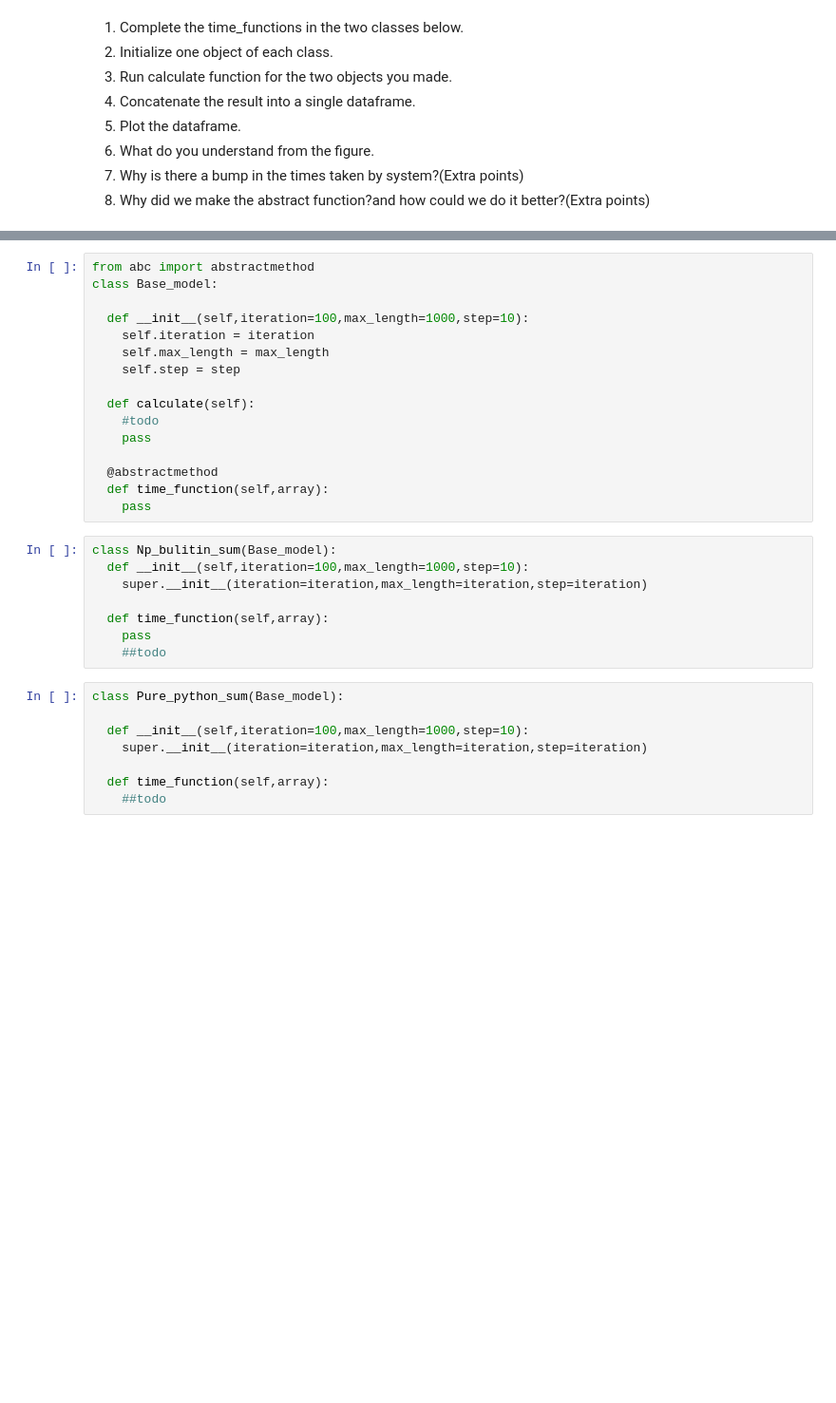
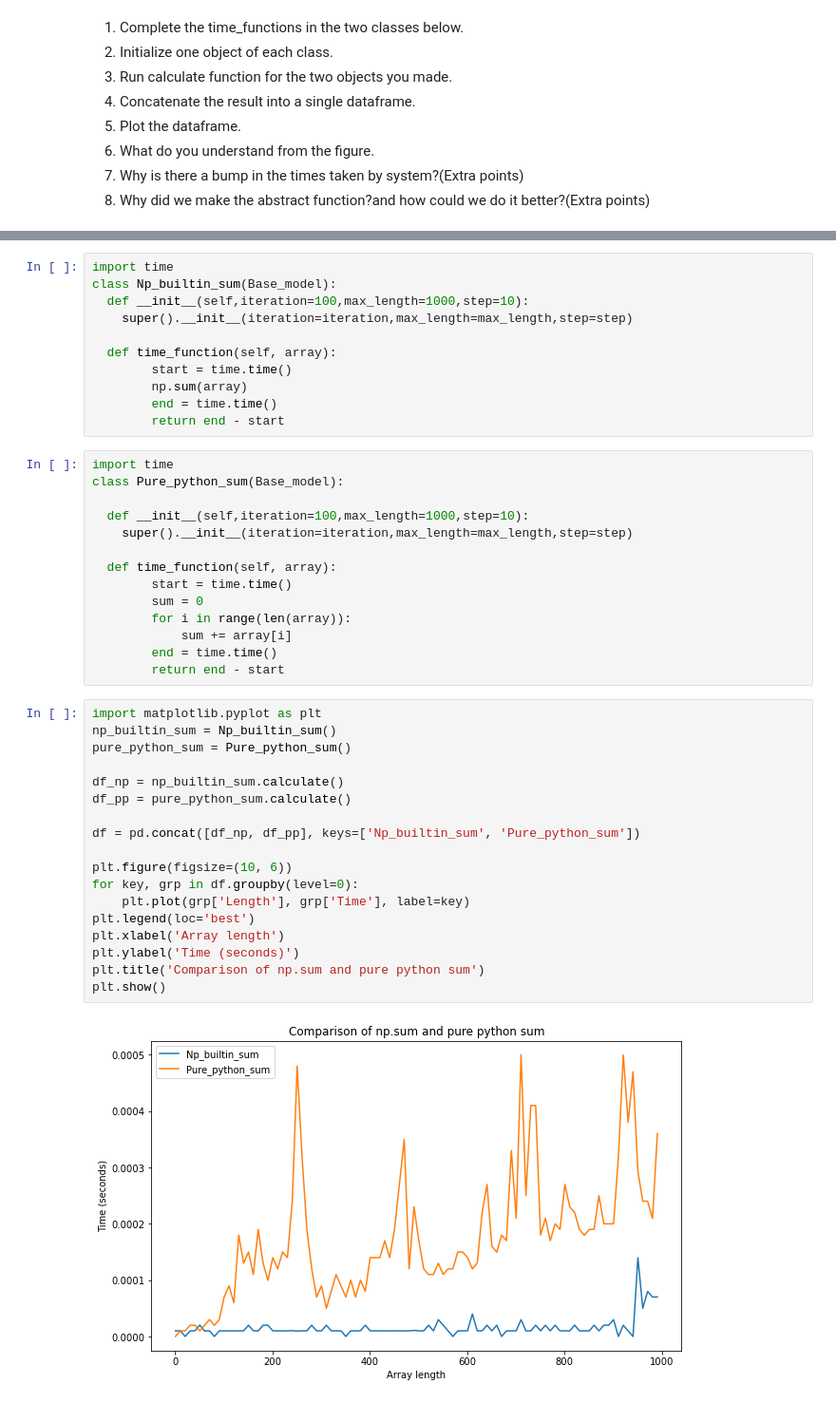
Before and after one commit to IHesamI/AI_Practice, a Jupyter notebook: Football_events.ipynb, the cells around one changed output, grey strips where cells are left out. Shown: that part at 95% size. Cells and saved outputs as stored; diff of their text form; blank space fills up the shorter version.

```diff
--- a/Football_events.ipynb
+++ b/Football_events.ipynb
@@ -293,32 +394,45 @@ we have declared an abstract class named Base_compare which has two functions:
 # %%
-from abc import abstractmethod
-class Base_model:
+import time
+class Np_builtin_sum(Base_model):
+  def __init__(self,iteration=100,max_length=1000,step=10):
+    super().__init__(iteration=iteration,max_length=max_length,step=step)
 
-  def __init__(self,iteration=100,max_length=1000,step=10):
-    self.iteration = iteration
-    self.max_length = max_length
-    self.step = step
-
-  def calculate(self):
-    #todo
-    pass
-
-  @abstractmethod
-  def time_function(self,array):
-    pass
+  def time_function(self, array):
+        start = time.time()
+        np.sum(array)
+        end = time.time()
+        return end - start
 # %%
-class Np_bulitin_sum(Base_model):
+import time
+class Pure_python_sum(Base_model):
+
   def __init__(self,iteration=100,max_length=1000,step=10):
-    super.__init__(iteration=iteration,max_length=iteration,step=iteration)
+    super().__init__(iteration=iteration,max_length=max_length,step=step)
 
-  def time_function(self,array):
-    pass
-    ##todo
+  def time_function(self, array):
+        start = time.time()
+        sum = 0
+        for i in range(len(array)):
+            sum += array[i]
+        end = time.time()
+        return end - start
-# %%
-class Pure_python_sum(Base_model):
-
-  def __init__(self,iteration=100,max_length=1000,step=10):
-    super.__init__(iteration=iteration,max_length=iteration,step=iteration)
-
-  def time_function(self,array):
-    ##todo
+# %%
+import matplotlib.pyplot as plt
+np_builtin_sum = Np_builtin_sum()
+pure_python_sum = Pure_python_sum()
+
+df_np = np_builtin_sum.calculate()
+df_pp = pure_python_sum.calculate()
+
+df = pd.concat([df_np, df_pp], keys=['Np_builtin_sum', 'Pure_python_sum'])
+
+plt.figure(figsize=(10, 6))
+for key, grp in df.groupby(level=0):
+    plt.plot(grp['Length'], grp['Time'], label=key)
+plt.legend(loc='best')
+plt.xlabel('Array length')
+plt.ylabel('Time (seconds)')
+plt.title('Comparison of np.sum and pure python sum')
+plt.show()
+# %% [output]
+[figure, added]
```
Also changed, not shown: parts of 11 cells of this notebook.
